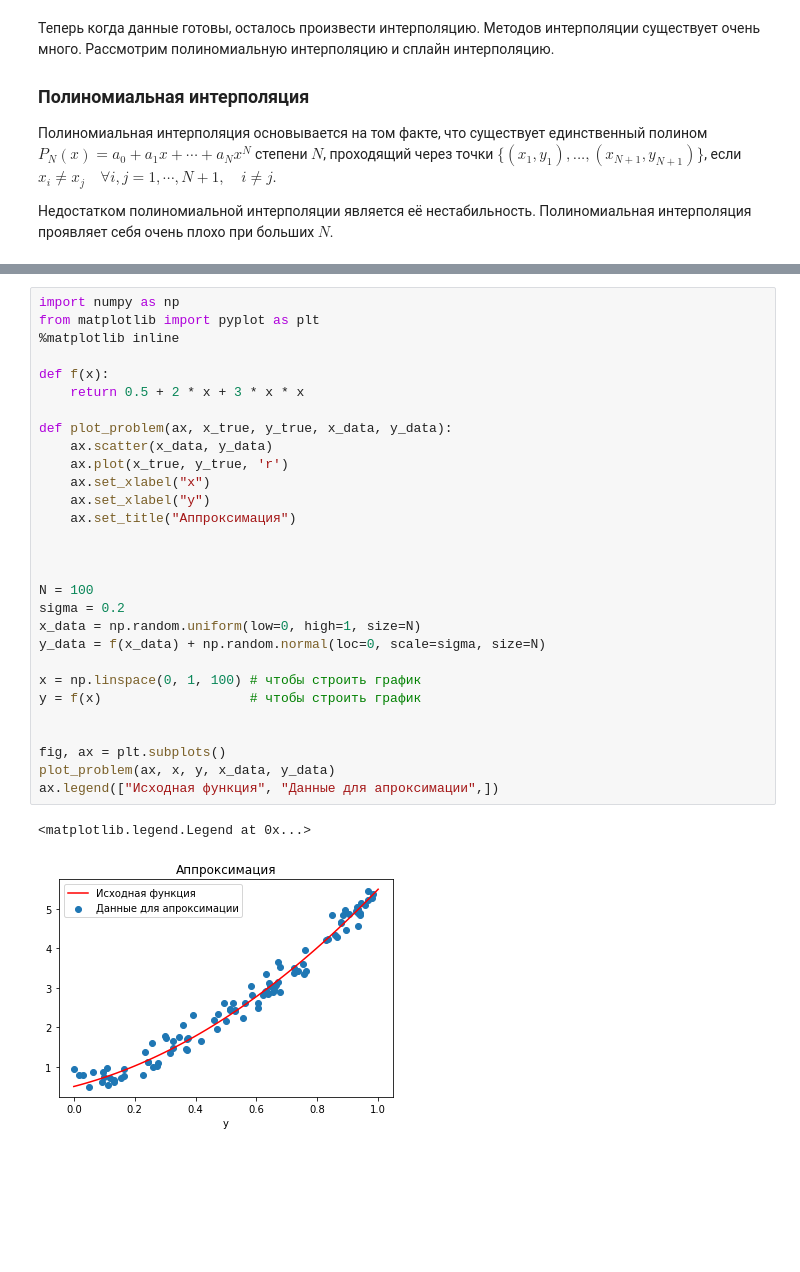
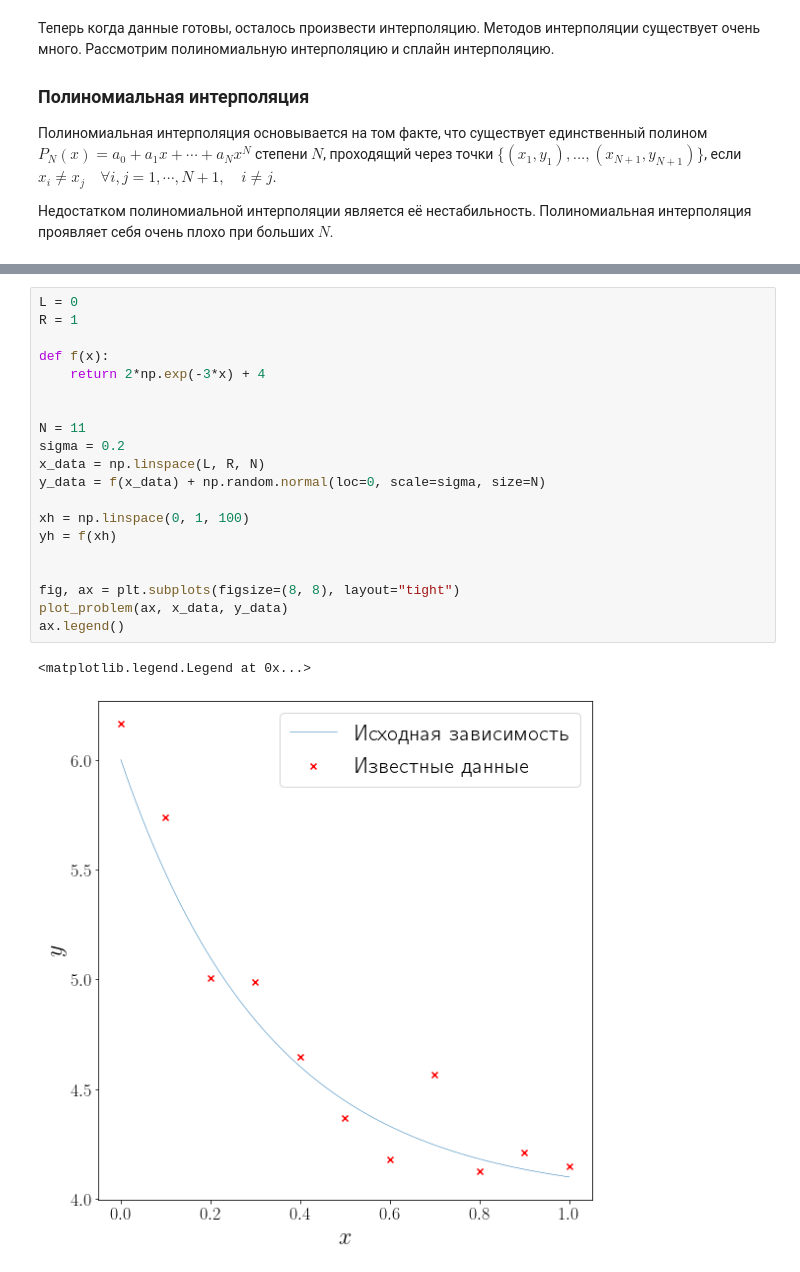
Before and after one commit to FadeevLecturer/python_lectures, a Jupyter notebook: notebooks/scipy/interpolation_approx.ipynb, the cells around one changed output, grey strips where cells are left out. Saved outputs shown, nothing was run; the diff lists cells and outputs as text; blank space fills up the shorter version.

```diff
--- a/notebooks/scipy/interpolation_approx.ipynb
+++ b/notebooks/scipy/interpolation_approx.ipynb
@@ -125,32 +162,23 @@ $$
 # %%
-import numpy as np
-from matplotlib import pyplot as plt
-%matplotlib inline
+L = 0
+R = 1
 
 def f(x):
-    return 0.5 + 2 * x + 3 * x * x
-
-def plot_problem(ax, x_true, y_true, x_data, y_data):
-    ax.scatter(x_data, y_data)
-    ax.plot(x_true, y_true, 'r')
-    ax.set_xlabel("x")
-    ax.set_xlabel("y")
-    ax.set_title("Аппроксимация")
+    return 2*np.exp(-3*x) + 4
 
 
-
-N = 100
+N = 11
 sigma = 0.2
-x_data = np.random.uniform(low=0, high=1, size=N)
+x_data = np.linspace(L, R, N)
 y_data = f(x_data) + np.random.normal(loc=0, scale=sigma, size=N)
 
-x = np.linspace(0, 1, 100) # чтобы строить график
-y = f(x)                   # чтобы строить график
+xh = np.linspace(0, 1, 100)
+yh = f(xh)
 
 
-fig, ax = plt.subplots()
-plot_problem(ax, x, y, x_data, y_data)
-ax.legend(["Исходная функция", "Данные для апроксимации",])
+fig, ax = plt.subplots(figsize=(8, 8), layout="tight")
+plot_problem(ax, x_data, y_data)
+ax.legend()
 # %% [output]
 <matplotlib.legend.Legend at 0x...>
-[figure, old version]
+[figure, new version]
```
Also changed, not shown: parts of 28 cells of this notebook.
